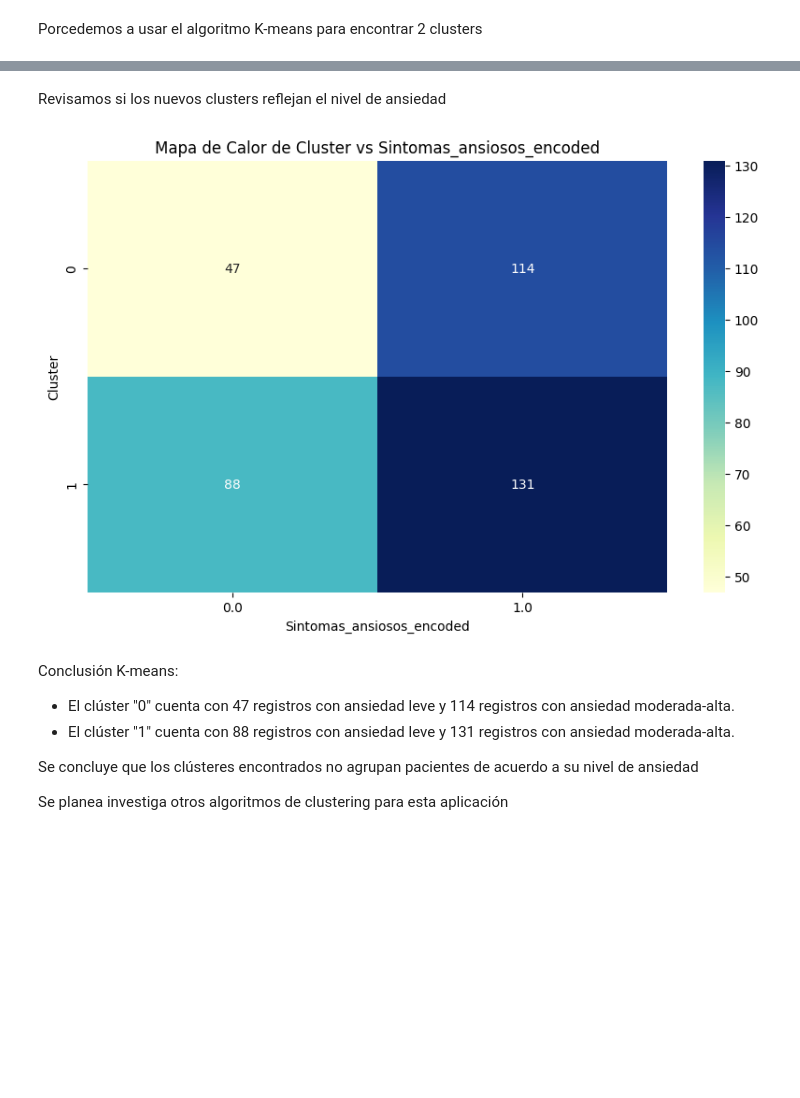
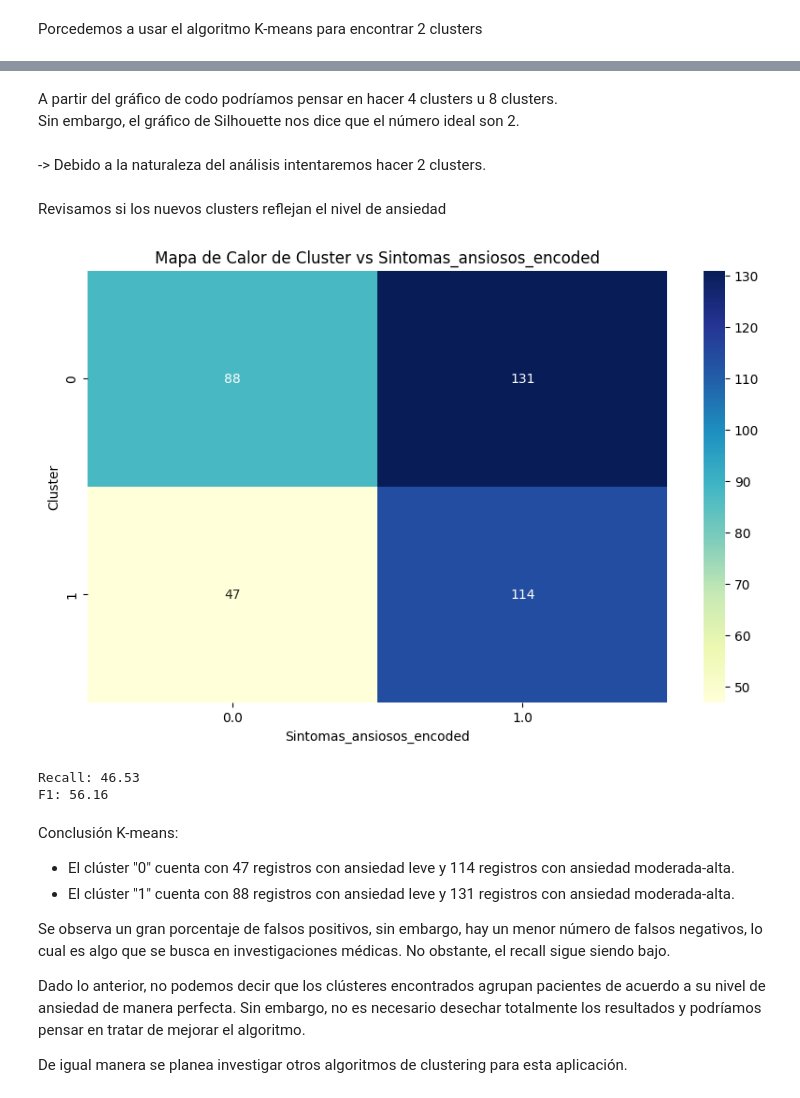
Before and after one commit to daniela-estevez/ProyectoIntegrador, a Jupyter notebook: Avance3_13Equipo.ipynb, the cells around one changed output, grey strips where cells are left out. Cells and saved outputs as stored; diff of their text form; code cells hidden in the pictures; blank space fills up the shorter version.

```diff
--- a/Avance3_13Equipo.ipynb
+++ b/Avance3_13Equipo.ipynb
@@ -53,7 +60,7 @@ from sklearn.preprocessing import MinMaxScaler
 # %% [markdown]
 ## 1. Preprocesamiento
 # %%
-data = pd.read_csv("base_1.csv",sep=",", encoding="latin1")
+data = pd.read_csv("base.csv",sep=",", encoding="latin1")
 df= data.copy()
 # %% [markdown]
 ### 1.1 Depuración de características
@@ -1237,3 +1291,28 @@ Porcedemos a usar el algoritmo K-means para encontrar 2 clusters
 # %%
 # Generamos un nuevo dataframe sin la variable de salida
 df_clusters = df_TC_scaled.drop(columns=['Sintomas_ansiosos_encoded'])
+# %%
+# Calcular la inercia para el método del codo (Elbow method)
+inertia = []
+silhouette_scores = []
+for k in range(2, 11):
+    kmeans = KMeans(n_clusters=k, random_state=42)
+    kmeans.fit(df_clusters)
+    inertia.append(kmeans.inertia_)
+    silhouette_scores.append(silhouette_score(df_clusters, kmeans.labels_))
+
+# Graficar Elbow Method
+plt.figure(figsize=(12, 6))
+plt.plot(range(2, 11), inertia, marker='o', linestyle='-')
+plt.title('Elbow Method')
+plt.xlabel('Número de Clusters')
+plt.ylabel('Inercia')
+plt.show()
+
+# Graficar Silhouette Score
+plt.figure(figsize=(12, 6))
+plt.plot(range(2, 11), silhouette_scores, marker='o', linestyle='-')
+plt.title('Silhouette Score')
+plt.xlabel('Número de Clusters')
+plt.ylabel('Silhouette Score')
+plt.show()
@@ -1240,3 +1322,9 @@ df_clusters = df_TC_scaled.drop(columns=['Sintomas_ansiosos_encoded'])
+# %% [markdown]
+A partir del gráfico de codo podríamos pensar en hacer 4 clusters u 8 clusters.
+<br>
+Sin embargo, el gráfico de Silhouette nos dice que el número ideal son 2.
+<br><br>
+-> Debido a la naturaleza del análisis intentaremos hacer 2 clusters.
 # %%
 # Inicializar el modelo KMeans con 10 iteraciones
 kmeans = KMeans(init='random', n_clusters=2, n_init=10)
@@ -1251,28 +1339,48 @@ Revisamos si los nuevos clusters reflejan el nivel de ansiedad
 # %%
 # Combinar las columnas relevantes en un DataFrame
 df_combined = pd.DataFrame({
-    'cluster': df_clusters['cluster'],
+    'cluster': clusters,  # Usamos la variable clusters en lugar de 'cluster'
     'Sintomas_ansiosos_encoded': df_TC_scaled['Sintomas_ansiosos_encoded']
 })
 
 # Crear una tabla de contingencia
 contingency_table = pd.crosstab(df_combined['cluster'], df_combined['Sintomas_ansiosos_encoded'])
 
 # Graficar el mapa de calor
 plt.figure(figsize=(10, 6))
 sns.heatmap(contingency_table, annot=True, fmt='d', cmap='YlGnBu')
 plt.title('Mapa de Calor de Cluster vs Sintomas_ansiosos_encoded')
 plt.xlabel('Sintomas_ansiosos_encoded')
 plt.ylabel('Cluster')
 plt.show()
 # %% [output]
-[figure, old version]
+[figure, new version]
+# %%
+# Saco las variables de la tabla de contingencia
+TN=contingency_table[0.0][0]
+FP=contingency_table[0.0][1]
+FN=contingency_table[1.0][0]
+TP=contingency_table[1.0][1]
+
+# Calculo métricas
+Recall=TP/(TP+FN)
+Precision=TP/(TP+FP)
+F1=2*((Precision*Recall)/(Precision+Recall))
+
+# Muestro las métricas
+print("Recall: %.2f" % (Recall*100))
+print("F1: %.2f" % (F1*100))
+# %% [output]
+Recall: 46.53
+F1: 56.16
 # %% [markdown]
 Conclusión K-means:
 
 *   El clúster "0" cuenta con 47 registros con ansiedad leve y 114 registros con ansiedad moderada-alta.
 *   El clúster "1" cuenta con 88 registros con ansiedad leve y 131 registros con ansiedad moderada-alta.
 
-Se concluye que los clústeres encontrados no agrupan pacientes de acuerdo a su nivel de ansiedad
+Se observa un gran porcentaje de falsos positivos, sin embargo, hay un menor número de falsos negativos, lo cual es algo que se busca en investigaciones médicas. No obstante, el recall sigue siendo bajo.
 
-Se planea investiga otros algoritmos de clustering para esta aplicación
+Dado lo anterior, no podemos decir que los clústeres encontrados agrupan pacientes de acuerdo a su nivel de ansiedad de manera perfecta. Sin embargo, no es necesario desechar totalmente los resultados y podríamos pensar en tratar de mejorar el algoritmo.
+
+De igual manera se planea investigar otros algoritmos de clustering para esta aplicación.
```
Also changed, not shown: parts of 34 cells of this notebook.
